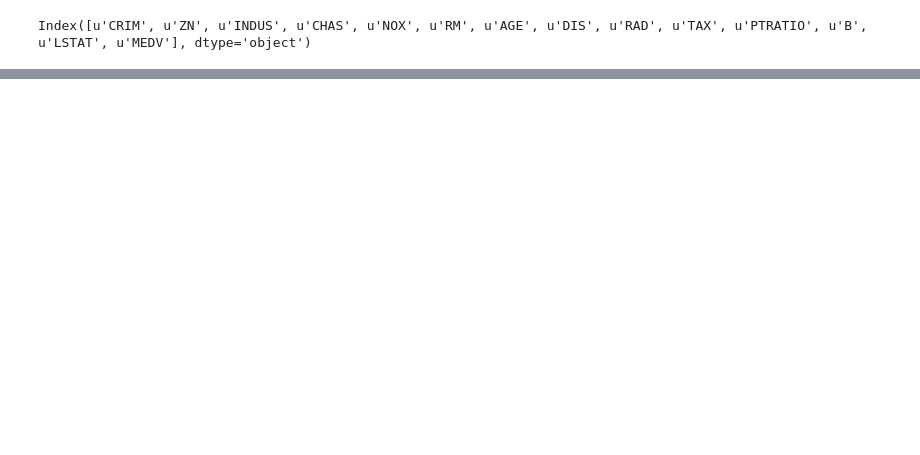
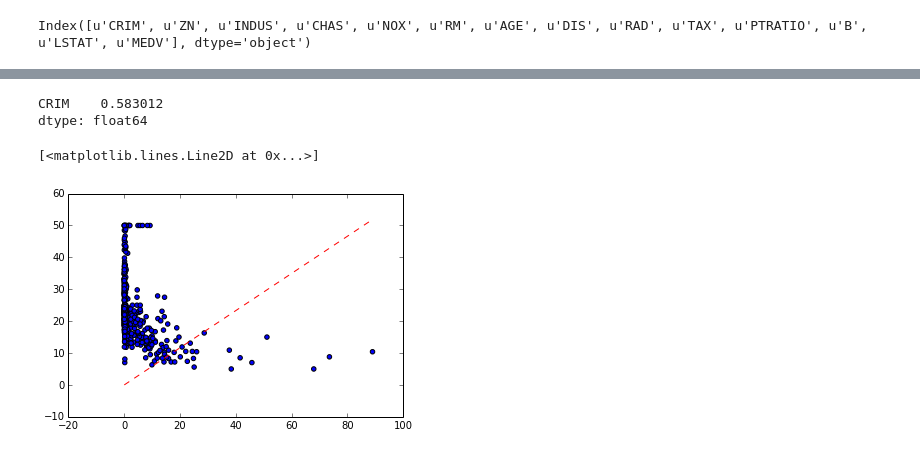
Before and after one commit to MishaTeplitskiy/Statistical_Learning_With_Python, a Jupyter notebook: CI_Workshop_Teplitskiy_Regression.ipynb, the cells around one changed output, grey strips where cells are left out. Cells and saved outputs as stored; diff of their text form; code cells hidden in the pictures; blank space fills up the shorter version.

```diff
--- a/CI_Workshop_Teplitskiy_Regression.ipynb
+++ b/CI_Workshop_Teplitskiy_Regression.ipynb
@@ -54,0 +99,3 @@ Index([u'CRIM', u'ZN', u'INDUS', u'CHAS', u'NOX', u'RM', u'AGE', u'DIS', u'RAD',
+# %%
+results = smf.ols(formula='MEDV ~ CRIM-1', data=df).fit()
+results.summary()
@@ -54,0 +118,12 @@ Index([u'CRIM', u'ZN', u'INDUS', u'CHAS', u'NOX', u'RM', u'AGE', u'DIS', u'RAD',
+# %%
+results.params
+# %% [output]
+CRIM    0.583012
+dtype: float64
+# %%
+plt.scatter(df.CRIM, df.MEDV)
+xs = np.linspace(0, df.CRIM.max(), 100)
+plt.plot(xs, xs*results.params[0], 'r--')
+# %% [output]
+[<matplotlib.lines.Line2D at 0x...>]
+[figure, added]
```
Also changed, not shown: parts of 16 cells of this notebook, 2 other files.
